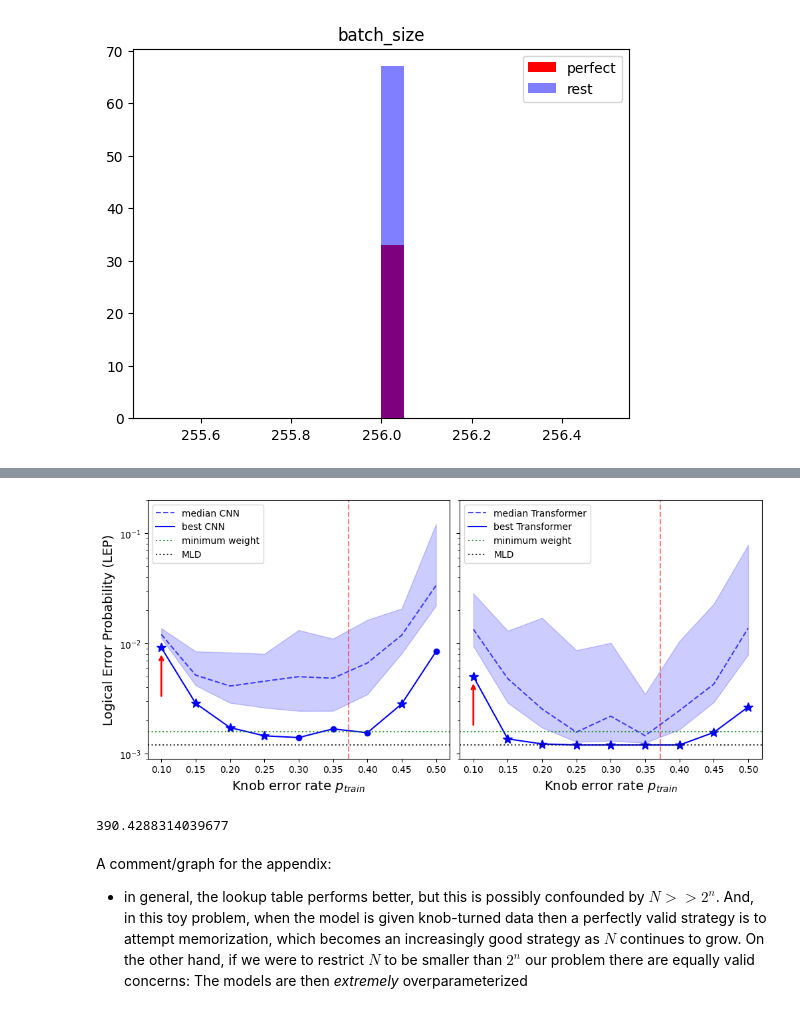
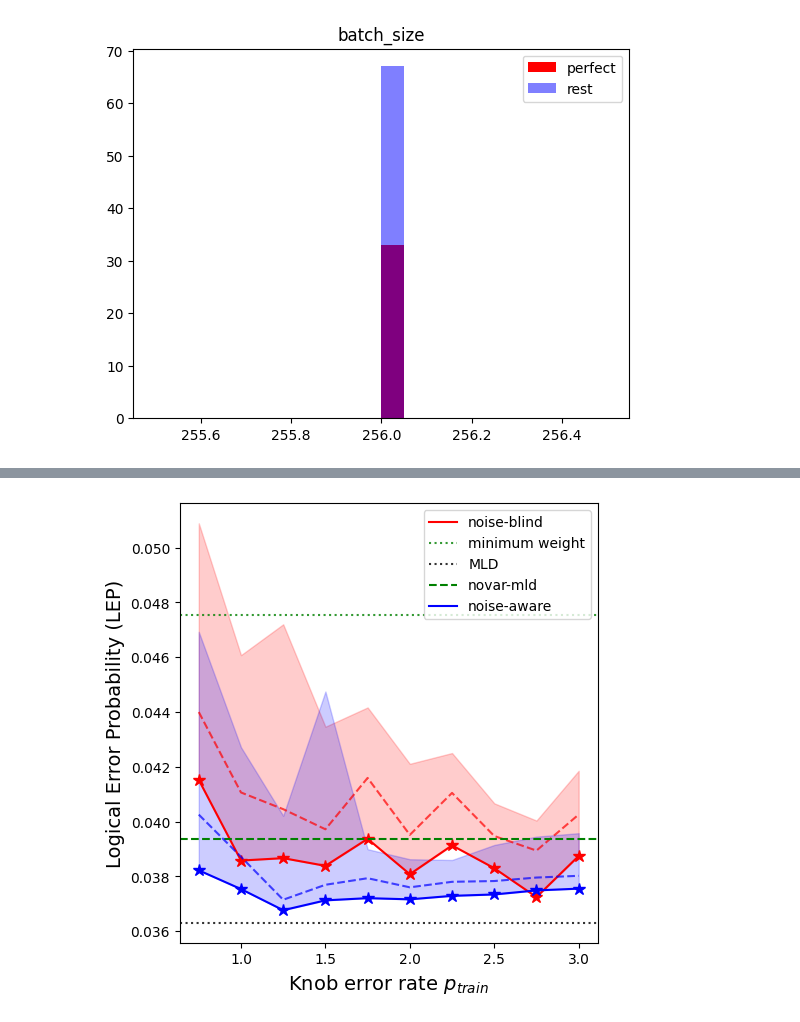
Before and after one commit to peterse/mldec, a Jupyter notebook: src/mldec/analysis/toric_analysis.ipynb, the cells around one changed output, grey strips where cells are left out. Drawn from its saved outputs; the diff is of its cells as text; code cells hidden in the pictures.

```diff
--- a/src/mldec/analysis/toric_analysis.ipynb
+++ b/src/mldec/analysis/toric_analysis.ipynb
@@ -90,0 +63,6 @@ print(root)
+# %%
+target_var = "toric-code-var-exp/transformer_toric_code_results.csv"
+target_novar = "toric-code-novar-exp/transformer_toric_code_results.csv"
+
+df_var = pd.read_csv(target_var)
+df_novar = pd.read_csv(target_novar)
@@ -91,80 +126,68 @@ print(root)
 # %%
-fig, axes = plt.subplots(1, 2, figsize=(10, 4.5), sharey=True, constrained_layout=True)
+fig, ax = plt.subplots(1, 1, figsize=(5, 5), sharey=True, constrained_layout=True)
 
+colors = ['r', 'b']
+labels = [ 'noise-blind', 'noise-aware']
+for jj, df in enumerate([df_novar, df_var]):
 
-for jj, (df, model) in enumerate(zip([df_cnn, df_x], ['CNN', 'Transformer'])):
-
-    ax = axes[jj]
+    color = colors[jj]
     # compute performance/stats on each of the models
-    pvals = sorted(df['p'].unique())
+    betavals = sorted(df['beta'].unique())
     yerrs_meds = []
     yerrs_mins = []
     yerrs_ub = []
     yerrs_lb = []
     better_than_lookup_arr = [] # track when the model is better than the lookup table
-    for i, p in enumerate(pvals):
-        y = df[df['p'] == p]['val_acc']
+    for i, beta in enumerate(betavals):
+        y = df[df['beta'] == beta]['val_acc']
         y_err = 1 - y
         yerrs_meds.append(y_err.median())
         # get
-        y_ub = y_err.quantile(.75)
-        y_lb = y_err.quantile(0.25)
+        # y_ub = y_err.quantile(.75)
+        # y_lb = y_err.quantile(0.25)
+        y_ub = max(y_err)
+        y_lb = min(y_err)
         yerrs_ub.append(y_ub)
         yerrs_lb.append(y_lb)
         yerrs_mins.append(y_err.min())
 
         # Also get the min weight performance
-        vs_minweight = df[df['p'] == p]['vs_minweight'].values
+        vs_minweight = df[df['beta'] == beta]['vs_minweight'].values
         minweight = y - vs_minweight
         min_minweight_err = min(np.round(1 - minweight, 7)) # machine precision errors from the subtraction op above...
 
         # now, find the comparison of this plot to the lookup table on the plot
-        vs_lookup = df[df['p'] == p]['vs_lookup'][y.idxmax()]
+        vs_lookup = df[df['beta'] == beta]['vs_lookup'][y.idxmax()]
         better_than_lookup = vs_lookup > 0
         better_than_lookup_arr.append(better_than_lookup)
 
     yerrs_meds = np.array(yerrs_meds)
     yerrs_mins = np.array(yerrs_mins)
     yerrs_ub = np.array(yerrs_ub)
     yerrs_lb = np.array(yerrs_lb)
-    ax.fill_between(pvals, yerrs_lb, yerrs_ub, color='b', alpha=0.2)
-    ax.plot(pvals, yerrs_meds, ls='--', marker=None, c='b', alpha=0.7, label=f'median {model}')
-    ax.plot(pvals, yerrs_mins, ls='-', marker=None, c='b', label=f'best {model}')
+    ax.fill_between(betavals, yerrs_lb, yerrs_ub, color=color, alpha=0.2)
+    ax.plot(betavals, yerrs_meds, ls='--', marker=None, c=color, alpha=0.7)
+    ax.plot(betavals, yerrs_mins, ls='-', marker=None, c=color, label=labels[jj])
     # wherever the result is better than lookup, plot a star
-    for i, p in enumerate(pvals):
+    for i, beta in enumerate(betavals):
         if better_than_lookup_arr[i]:
             marker = '*'
-            markersize = 10
+            markersize = 9
         else:
             marker = 'o'
             markersize = 6
-        ax.plot(p, yerrs_mins[i], marker=marker, c='b', markersize=markersize)
+        ax.plot(beta, yerrs_mins[i], marker=marker, c=color, markersize=markersize)
 
     ax.set_xlabel(r"Knob error rate $p_{train}$", size=14)
-    ax.axhline(min_minweight_err, ls=':', c='g', alpha=0.8, label='minimum weight')
-    ax.axhline(1 - mld_acc, ls=':', c='k', alpha=0.8, label='MLD')
+    if jj ==0:
+        ax.axhline(min_minweight_err, ls=':', c='g', alpha=0.8, label='minimum weight')
+        ax.axhline(1 - mld_acc, ls=':', c='k', alpha=0.8, label='MLD')
+        ax.axhline(1 - 0.96064, ls='--', label='novar-mld', c='g')
 
-    # draw an arrow pointing to x=0.10, y=0.01
-    ax.annotate("", xy=(0.10, yerrs_mins[0] * .9), xytext=(0.10, yerrs_mins[0] *.35 ), arrowprops=dict(arrowstyle='->', color='r', linewidth=2))
-    ax.semilogy()
-    ax.axvline(root.root, ls='--', c='r', alpha=0.5)
-    ax.legend()
+# axes[0].set_ylim([9e-4, 2e-1])
+ax.set_ylabel("Logical Error Probability (LEP)", size=14)
+ax.legend(loc="upper right")
 
-
-axes[0].set_ylim([9e-4, 2e-1])
-axes[0].set_ylabel("Logical Error Probability (LEP)", size=14)
-
-fig.savefig(f"../../figures/agg_toy_problem.pdf", bbox_inches='tight')
+fig.savefig(f"../../figures/agg_toric_code.pdf", bbox_inches='tight')
 # %% [output]
-[figure, old version]
+[figure, new version]
-# %%
-from math import comb
-p = 0.085
-n = 8
-x = comb(n, n//2) * (1-p)**(n//2) * p**(n//2)
-print(1 / x)
-# %% [output]
-390.4288314039677
-# %% [markdown]
-A comment/graph for the appendix:
- - in general, the lookup table performs better, but this is possibly confounded by $N >> 2^n$. And, in this toy problem, when the model is given knob-turned data then a perfectly valid strategy is to attempt memorization, which becomes an increasingly good strategy as $N$ continues to grow. On the other hand, if we were to restrict $N$ to be smaller than $2^n$ our problem there are equally valid concerns: The models are then _extremely_ overparameterized
```
Also changed, not shown: parts of 16 cells of this notebook, 3 other files.
